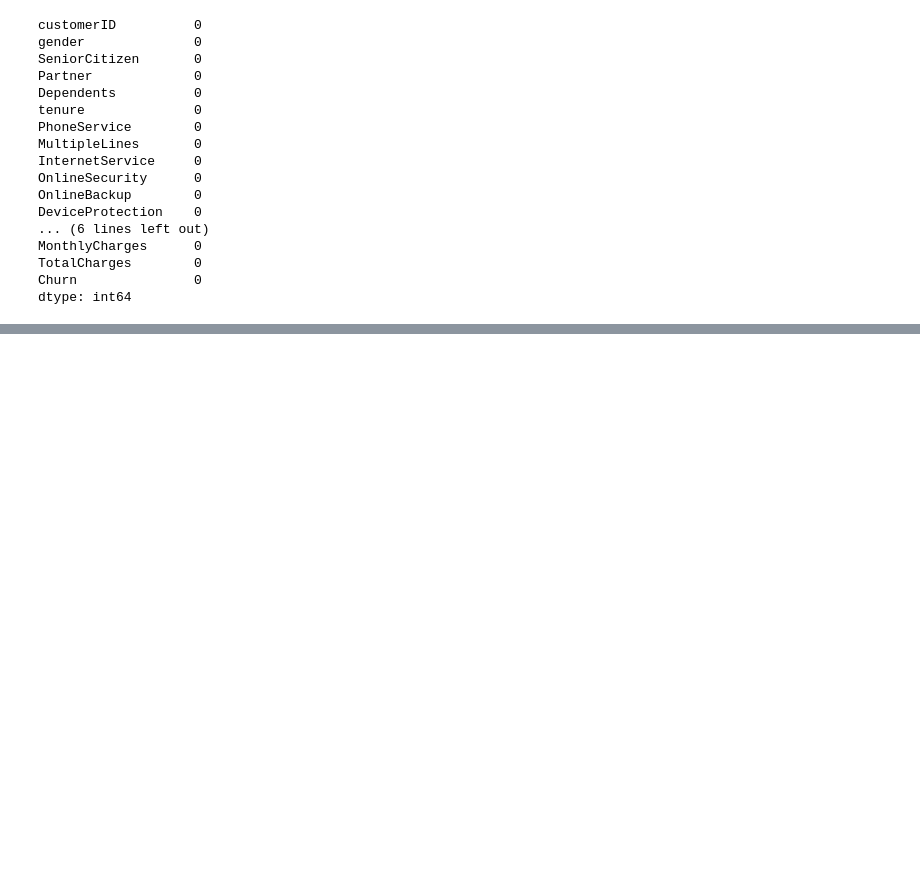
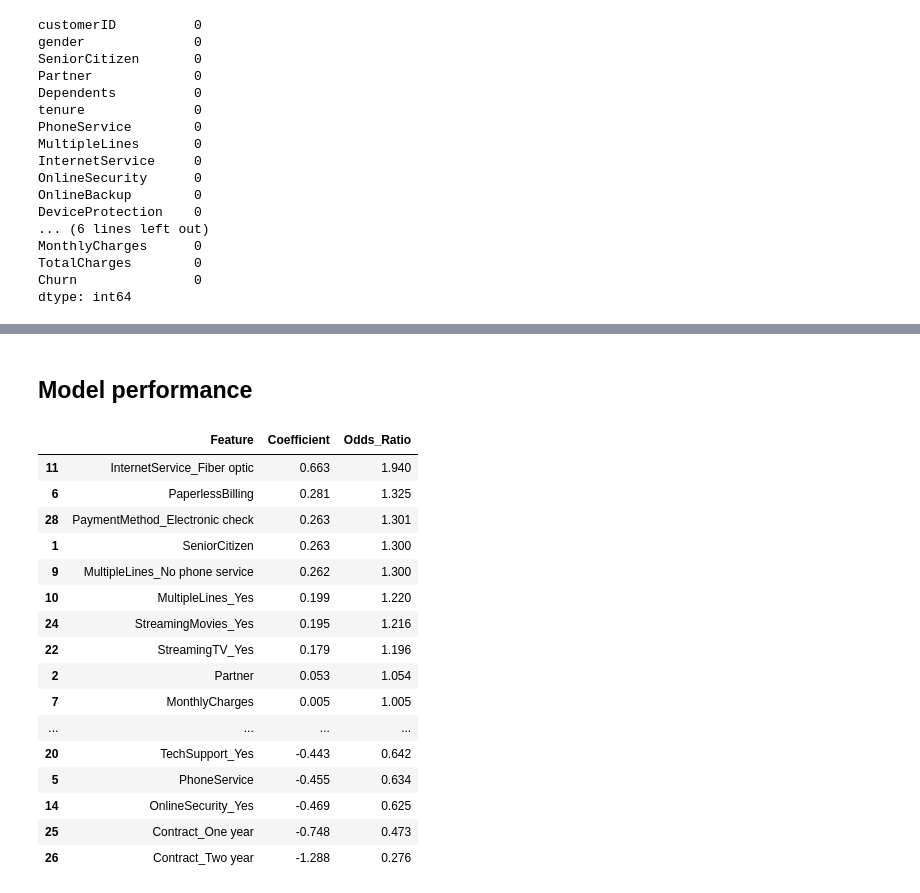
Before and after one commit to ananya923/XAI_Week2_Activity, a Jupyter notebook: ShellyCao_ASK_logistic_regression.ipynb, the cells around one changed output, grey strips where cells are left out. Saved outputs shown, nothing was run; the diff lists cells and outputs as text; code cells hidden in the pictures; blank space fills up the shorter version.

```diff
--- a/ShellyCao_ASK_logistic_regression.ipynb
+++ b/ShellyCao_ASK_logistic_regression.ipynb
@@ -103,0 +180,5 @@ plt.show()
+# %%
+df_encode['TotalCharges'] = pd.to_numeric(
+    df_encode['TotalCharges'],
+    errors='coerce'
+)
@@ -130,0 +293,31 @@ plot_residuals(y_test, lr_pred, 'Linear Regression')
+# %% [markdown]
+## Model performance
+# %%
+coef_df = pd.DataFrame({
+    "Feature": X_train.columns,
+    "Coefficient": model.coef_[0],
+    "Odds_Ratio": np.exp(model.coef_[0])
+})
+
+coef_df = coef_df.sort_values("Odds_Ratio",ascending=False
+)
+
+coef_df.round(3)
+# %% [output]
+|  | Feature | Coefficient | Odds_Ratio |
+| 11 | InternetService_Fiber optic | 0.663 | 1.940 |
+| 6 | PaperlessBilling | 0.281 | 1.325 |
+| 28 | PaymentMethod_Electronic check | 0.263 | 1.301 |
+| 1 | SeniorCitizen | 0.263 | 1.300 |
+| 9 | MultipleLines_No phone service | 0.262 | 1.300 |
+| 10 | MultipleLines_Yes | 0.199 | 1.220 |
+| 24 | StreamingMovies_Yes | 0.195 | 1.216 |
+| 22 | StreamingTV_Yes | 0.179 | 1.196 |
+| 2 | Partner | 0.053 | 1.054 |
+| 7 | MonthlyCharges | 0.005 | 1.005 |
+| ... | ... | ... | ... |
+| 20 | TechSupport_Yes | -0.443 | 0.642 |
+| 5 | PhoneService | -0.455 | 0.634 |
+| 14 | OnlineSecurity_Yes | -0.469 | 0.625 |
+| 25 | Contract_One year | -0.748 | 0.473 |
+| 26 | Contract_Two year | -1.288 | 0.276 |
```
Also changed, not shown: parts of 26 cells of this notebook.
